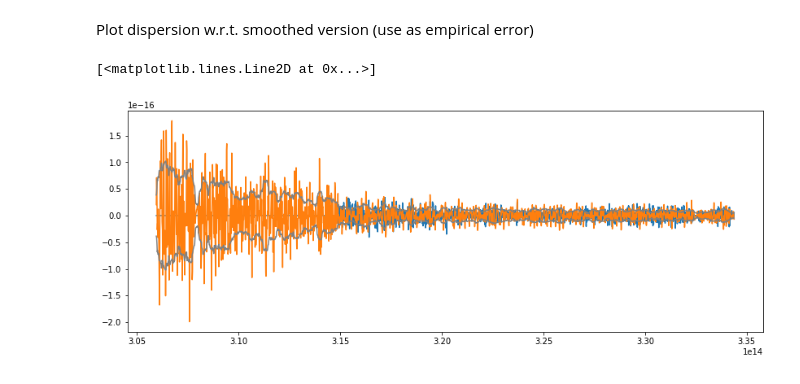
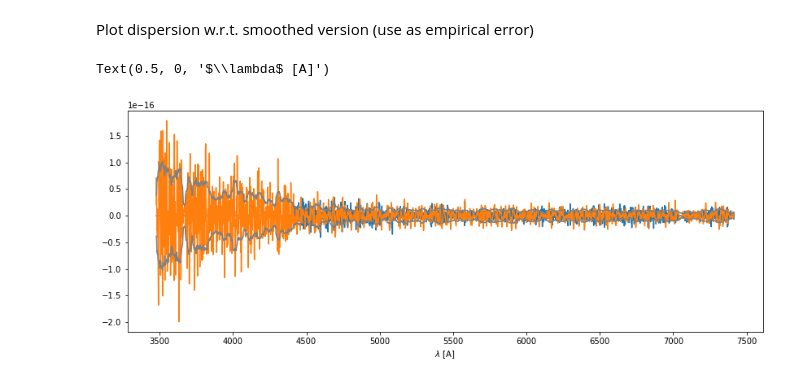
Before and after one commit to jurados/SNeMPhyVAE, a Jupyter notebook: ConversionLambdas.ipynb, the cells around one changed output. Drawn from its saved outputs; the diff is of its cells as text; code cells hidden in the pictures.

```diff
--- a/ConversionLambdas.ipynb
+++ b/ConversionLambdas.ipynb
@@ -78,3 +82,7 @@ dlog10lambdasmooth
+# %%
+FeII = 5169
+# %%
+df["vFeII"] = (df["lambda"] - FeII) / FeII * cspeed
 # %% [markdown]
 Plot original and smoothed versions
 # %%
@@ -109,11 +111,12 @@ ax.set_ylim(0, 6e-16)
 Plot dispersion w.r.t. smoothed version (use as empirical error)
 # %%
 fig, ax = plt.subplots(figsize=(14, 5))
-ax.plot(df.flux_lambda - df.flux_lambda.rolling(f'{int(dlog10lambda)}s', center=True).mean())
-ax.plot((df.flux_lambda.rolling(f'{int(dlog10lambda)}s', center=True).mean() - df.flux_lambda.rolling(f'{int(dlog10lambdasmooth)}s', center=True).mean()))
+ax.plot(df["lambda"], df.flux_lambda - df.flux_lambda.rolling(f'{int(dlog10lambda)}s', center=True).mean())
+ax.plot(df["lambda"], (df.flux_lambda.rolling(f'{int(dlog10lambda)}s', center=True).mean() - df.flux_lambda.rolling(f'{int(dlog10lambdasmooth)}s', center=True).mean()))
 delta = (df.flux_lambda.rolling(f'{int(dlog10lambda)}s', center=True).mean() - df.flux_lambda.rolling(f'{int(dlog10lambdasmooth)}s', center=True).mean()).rolling(f'{int(dlog10lambdasmooth)}s', center=True).std()
-ax.plot(-delta, c='gray')
-ax.plot(delta, c='gray')
+ax.plot(df["lambda"], -delta, c='gray')
+ax.plot(df["lambda"], delta, c='gray')
+ax.set_xlabel(r"$\lambda$ [A]")
 # %% [output]
-[<matplotlib.lines.Line2D at 0x...>]
+Text(0.5, 0, '$\\lambda$ [A]')
-[figure, old version]
+[figure, new version]
```
Also changed, not shown: parts of 5 cells of this notebook, 2 other files.
